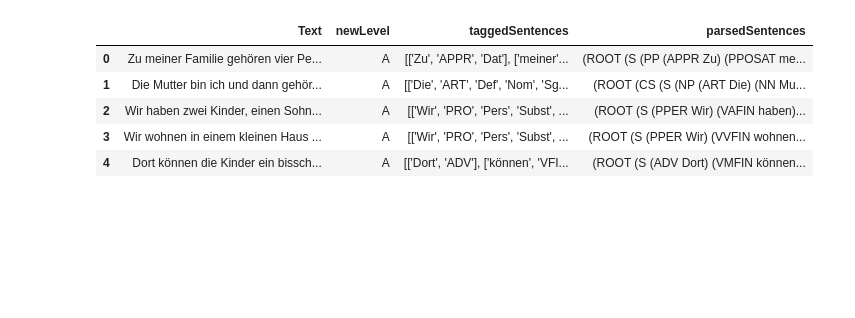
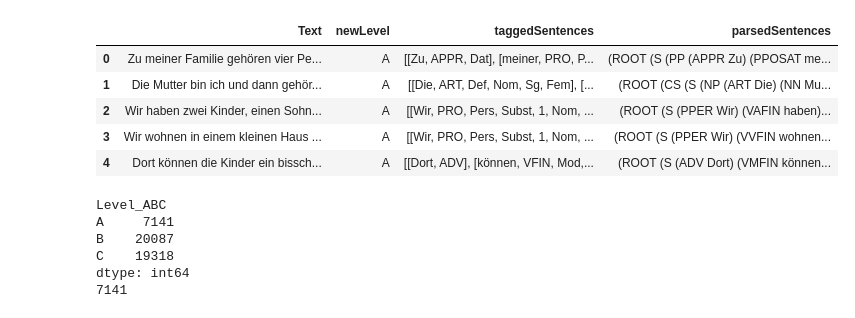
Before and after one commit to soerenetler/TextDifficultyAssessmentGerman, a Jupyter notebook: 10_CreateRandomText.ipynb, the cells around one changed output. Saved outputs shown, nothing was run; the diff lists cells and outputs as text; code cells hidden in the pictures; blank space fills up the shorter version.

```diff
--- a/10_CreateRandomText.ipynb
+++ b/10_CreateRandomText.ipynb
@@ -1,18 +1,33 @@
 # %%
 import pandas as pd
 from io import StringIO
 import requests
 from tqdm import tqdm
+import ast
 
-df=pd.read_csv(r"01a_Sentence_df.csv", sep="|", lineterminator='\n')
+df=pd.read_csv(r"datasets/01a_Sentence_df.csv", sep="|", lineterminator='\n')
+df["taggedSentences"]  = [ast.literal_eval(text) for text in df["taggedSentences"]]
 display(df.head())
+
+df['Level_ABC'] = df.apply (lambda row: (row["newLevel"]),axis=1)
+df = df[df.Level_ABC != "L"]
+level = df.groupby('Level_ABC')
+print(level.size())
+df = level.apply(lambda x: x.sample(level.size().min()).reset_index(drop=True))
+print(len(df[df["newLevel"]=="A"]))
 # %% [output]
 |  | Text | newLevel | taggedSentences | parsedSentences |
-| 0 | Zu meiner Familie gehören vier Pe... | A | [['Zu', 'APPR', 'Dat'], ['meiner'... | (ROOT (S (PP (APPR Zu) (PPOSAT me... |
-| 1 | Die Mutter bin ich und dann gehör... | A | [['Die', 'ART', 'Def', 'Nom', 'Sg... | (ROOT (CS (S (NP (ART Die) (NN Mu... |
-| 2 | Wir haben zwei Kinder, einen Sohn... | A | [['Wir', 'PRO', 'Pers', 'Subst', ... | (ROOT (S (PPER Wir) (VAFIN haben)... |
-| 3 | Wir wohnen in einem kleinen Haus ... | A | [['Wir', 'PRO', 'Pers', 'Subst', ... | (ROOT (S (PPER Wir) (VVFIN wohnen... |
-| 4 | Dort können die Kinder ein bissch... | A | [['Dort', 'ADV'], ['können', 'VFI... | (ROOT (S (ADV Dort) (VMFIN können... |
+| 0 | Zu meiner Familie gehören vier Pe... | A | [[Zu, APPR, Dat], [meiner, PRO, P... | (ROOT (S (PP (APPR Zu) (PPOSAT me... |
+| 1 | Die Mutter bin ich und dann gehör... | A | [[Die, ART, Def, Nom, Sg, Fem], [... | (ROOT (CS (S (NP (ART Die) (NN Mu... |
+| 2 | Wir haben zwei Kinder, einen Sohn... | A | [[Wir, PRO, Pers, Subst, 1, Nom, ... | (ROOT (S (PPER Wir) (VAFIN haben)... |
+| 3 | Wir wohnen in einem kleinen Haus ... | A | [[Wir, PRO, Pers, Subst, 1, Nom, ... | (ROOT (S (PPER Wir) (VVFIN wohnen... |
+| 4 | Dort können die Kinder ein bissch... | A | [[Dort, ADV], [können, VFIN, Mod,... | (ROOT (S (ADV Dort) (VMFIN können... |
+Level_ABC
+A     7141
+B    20087
+C    19318
+dtype: int64
+7141
 # %%
 from sklearn.model_selection import train_test_split
 
```
Also changed, not shown: parts of 3 cells of this notebook, 57 other files.
